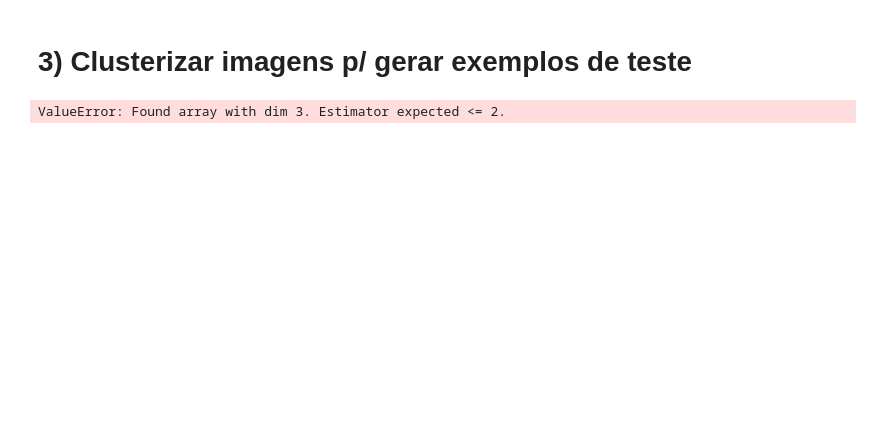
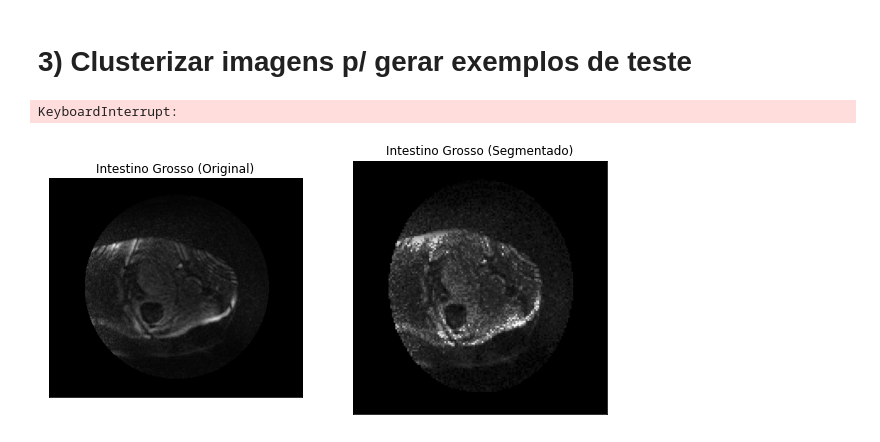
Before and after one commit to PauloUbirajara/uw-madison-image-segmentation, a Jupyter notebook: clusterization.ipynb, the cells around one changed output. Cells and saved outputs as stored; diff of their text form; code cells hidden in the pictures; blank space fills up the shorter version.

Commit message:
Realizar clusterização com DBSCAN (Sucesso, mas resta aplicar ao resto do dataset)

```diff
--- a/clusterization.ipynb
+++ b/clusterization.ipynb
@@ -46,20 +52,9 @@ dataset
 distancia_vizinho = 1
 n_vizinhos = 1
 
-dbscan = DBSCAN(
-	eps=distancia_vizinho,
-	min_samples=n_vizinhos,
-	n_jobs=-1
-)
+def new_dbscan():
+	return DBSCAN(
+		eps=distancia_vizinho,
+		min_samples=n_vizinhos,
+		n_jobs=-1
+	)
-# %%
-def clusterizar_linha(linha):
-	img = image.load_img(linha['image'], target_size=(224, 224))
-	img = image.img_to_array(img)
-	# img = np.expand_dims(img, axis=0)
-	# img = preprocess_input(img)
-	pred = dbscan.fit_predict(img)
-	return pred[0]
-
-clusterizar_linha(dataset.sample(n=1).iloc[0])
-# %% [output]
-ValueError: Found array with dim 3. Estimator expected <= 2.
@@ -65,0 +79,33 @@ ValueError: Found array with dim 3. Estimator expected <= 2.
+# %%
+df_dados = pd.DataFrame(dataset).sample(50)
+# df_dados = pd.DataFrame(dataset)
+df_dados['clusters'] = df_dados['image'].apply(clustering)
+df_dados.head()
+# %% [output]
+KeyboardInterrupt:
+# %%
+linha = df_dados.sample(frac=1).iloc[0]
+
+fig = plt.figure(figsize=(10, 10))
+fig.patch.set_alpha(1)
+
+nomes = {
+	'stomach': 'Estômago',
+	'large_bowel': 'Intestino Grosso',
+	'small_bowel': 'Intestino Delgado',
+}
+
+ax = plt.subplot(1, 2, 1)
+ax.imshow(plt.imread(linha['image']), cmap='gray')
+plt.xticks([])
+plt.yticks([])
+plt.title(nomes[linha['class']] + ' (Original)')
+
+ax = plt.subplot(1, 2, 2)
+ax.imshow(linha['clusters'].reshape(largura, altura), cmap='gray')
+plt.xticks([])
+plt.yticks([])
+plt.title(nomes[linha['class']] + ' (Segmentado)')
+plt.show()
+# %% [output]
+[figure, added]
```
Also changed, not shown: parts of 5 cells of this notebook.
